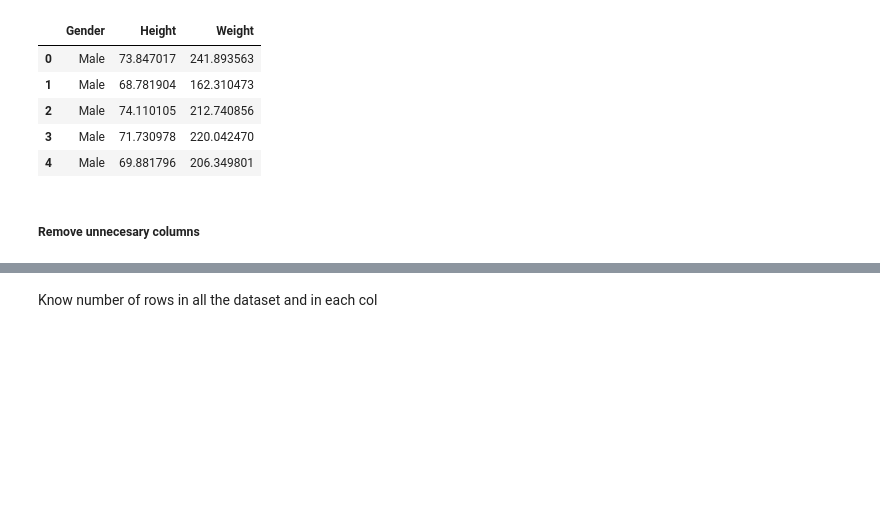
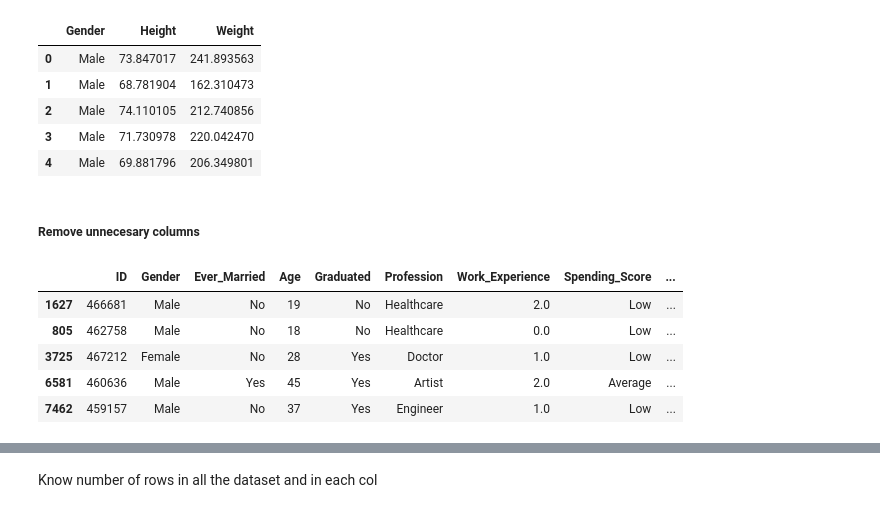
Before and after one commit to adrianatrevinoe/ArtificialInteligenceDocuments, a Jupyter notebook: PandasTips.ipynb, the cells around one changed output, grey strips where cells are left out. Cells and saved outputs as stored; diff of their text form; code cells hidden in the pictures; blank space fills up the shorter version.

```diff
--- a/PandasTips.ipynb
+++ b/PandasTips.ipynb
@@ -41,4 +41,14 @@ df.head()
 | 4 | Male | 69.881796 | 206.349801 |
 # %% [markdown]
 ##### Remove unnecesary columns
+# %%
+df_customer = pd.read_csv("datasets/Train.csv")
+df_customer.sample(5,random_state=44)
+# %% [output]
+|  | ID | Gender | Ever_Married | Age | Graduated | Profession | Work_Experience | Spending_Score | ... |
+| 1627 | 466681 | Male | No | 19 | No | Healthcare | 2.0 | Low | ... |
+| 805 | 462758 | Male | No | 18 | No | Healthcare | 0.0 | Low | ... |
+| 3725 | 467212 | Female | No | 28 | Yes | Doctor | 1.0 | Low | ... |
+| 6581 | 460636 | Male | Yes | 45 | Yes | Artist | 2.0 | Average | ... |
+| 7462 | 459157 | Male | No | 37 | Yes | Engineer | 1.0 | Low | ... |
 # %%
```
Also changed, not shown: parts of 8 cells of this notebook.
